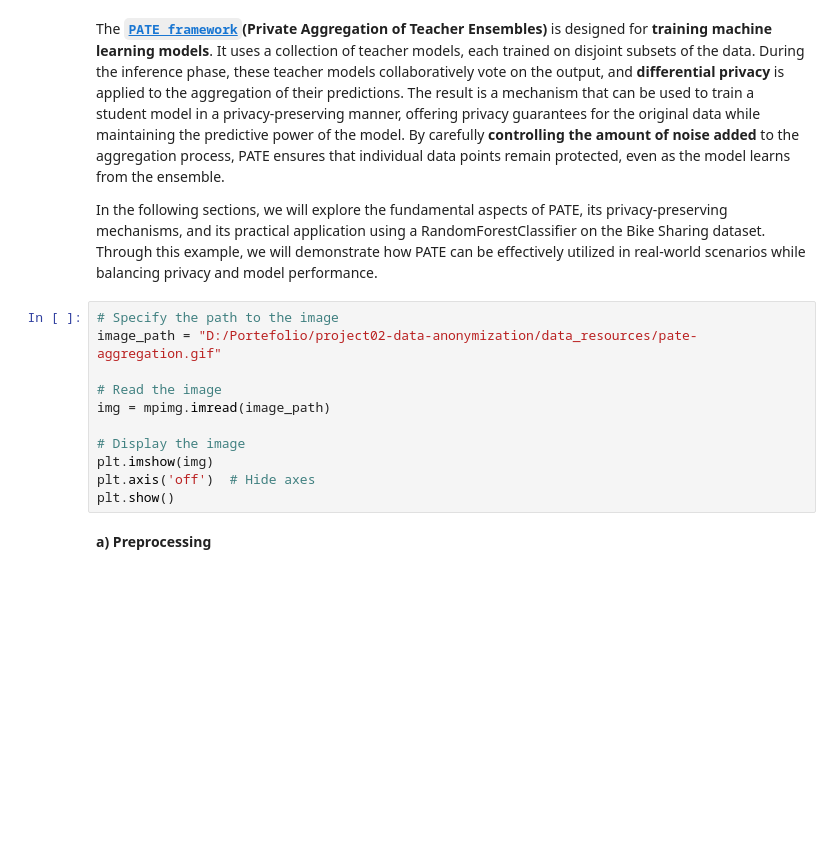
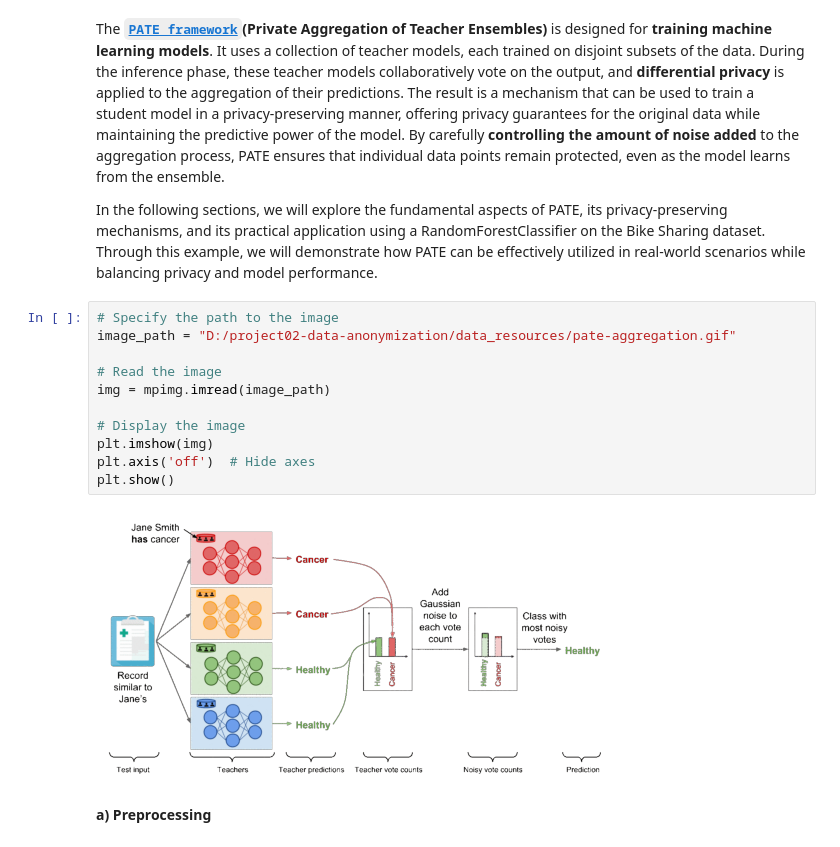
Before and after one commit to lb-account/project02-data-anonymization, a Jupyter notebook: data_anonymization.ipynb, the cells around one changed output. Cells and saved outputs as stored; diff of their text form; blank space fills up the shorter version.

```diff
--- a/data_anonymization.ipynb
+++ b/data_anonymization.ipynb
@@ -374,15 +472,17 @@ The **[`PATE framework`](https://www.cleverhans.io/privacy/2018/04/29/privacy-an
 In the following sections, we will explore the fundamental aspects of PATE, its privacy-preserving mechanisms, and its practical application using a RandomForestClassifier on the Bike Sharing dataset. Through this example, we will demonstrate how PATE can be effectively utilized in real-world scenarios while balancing privacy and model performance.
 # %%
 # Specify the path to the image
-image_path = "D:/Portefolio/project02-data-anonymization/data_resources/pate-aggregation.gif"
+image_path = "D:/project02-data-anonymization/data_resources/pate-aggregation.gif"
 
 # Read the image
 img = mpimg.imread(image_path)
 
 # Display the image
 plt.imshow(img)
 plt.axis('off')  # Hide axes
 plt.show()
+# %% [output]
+[figure, added]
 # %% [markdown]
 **a) Preprocessing**
 # %% [markdown]
```
Also changed, not shown: parts of 33 cells of this notebook, 3 other files.
